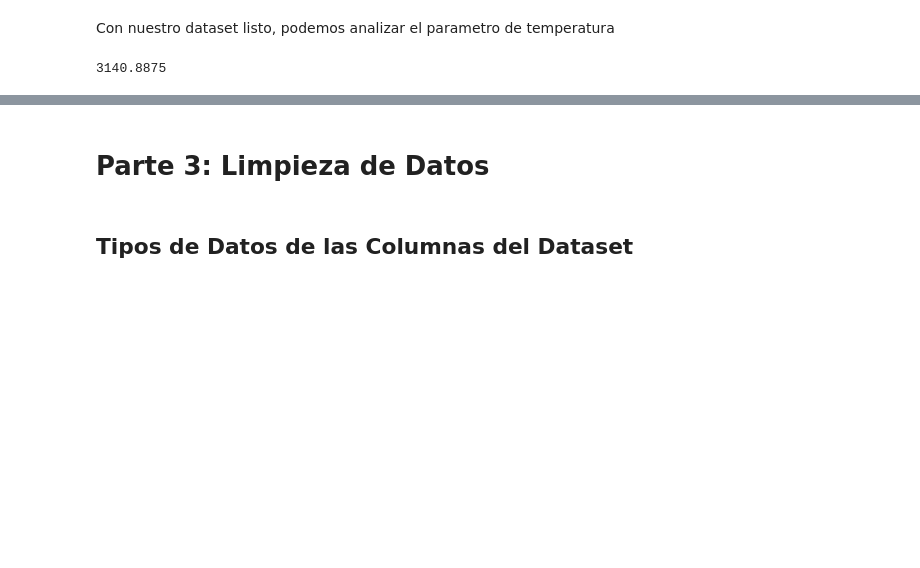
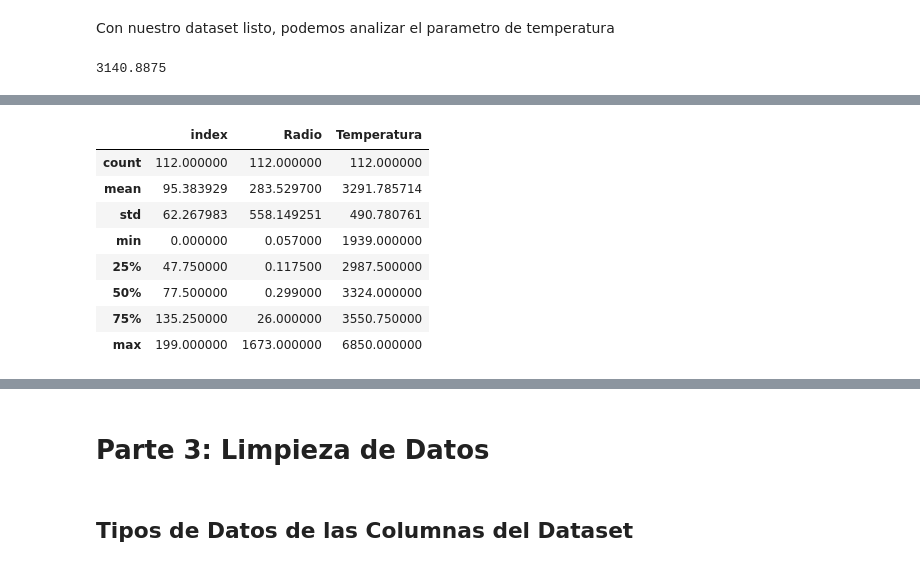
Before and after one commit to patrickvldesarrollo/estrellas_notebook, a Jupyter notebook: Prediccion de Tipo Estrellas.ipynb, the cells around one changed output, grey strips where cells are left out. Drawn from its saved outputs; the diff is of its cells as text; code cells hidden in the pictures; blank space fills up the shorter version.

```diff
--- a/Prediccion de Tipo Estrellas.ipynb
+++ b/Prediccion de Tipo Estrellas.ipynb
@@ -209,0 +222,17 @@ Como podemos ver, dentro de la Clase M de estrellas, las estrellas de Tipo 0 y 1
+# %%
+# Extraemos los datos que utilizaremos, que son el index, el color y la temperatura
+data_2 = data_estrella[["index","Color de Estrella","Radio","Temperatura"]]
+# Guardamos solo los valores de las estrellas rojas
+data_rojas = data_2[data_2["Color de Estrella"] == "Red"]
+# Mostramos en pantalla un .describe()
+data_rojas.describe()
+# %% [output]
+|  | index | Radio | Temperatura |
+| count | 112.000000 | 112.000000 | 112.000000 |
+| mean | 95.383929 | 283.529700 | 3291.785714 |
+| std | 62.267983 | 558.149251 | 490.780761 |
+| min | 0.000000 | 0.057000 | 1939.000000 |
+| 25% | 47.750000 | 0.117500 | 2987.500000 |
+| 50% | 77.500000 | 0.299000 | 3324.000000 |
+| 75% | 135.250000 | 26.000000 | 3550.750000 |
+| max | 199.000000 | 1673.000000 | 6850.000000 |
```
Also changed, not shown: parts of 16 cells of this notebook.
